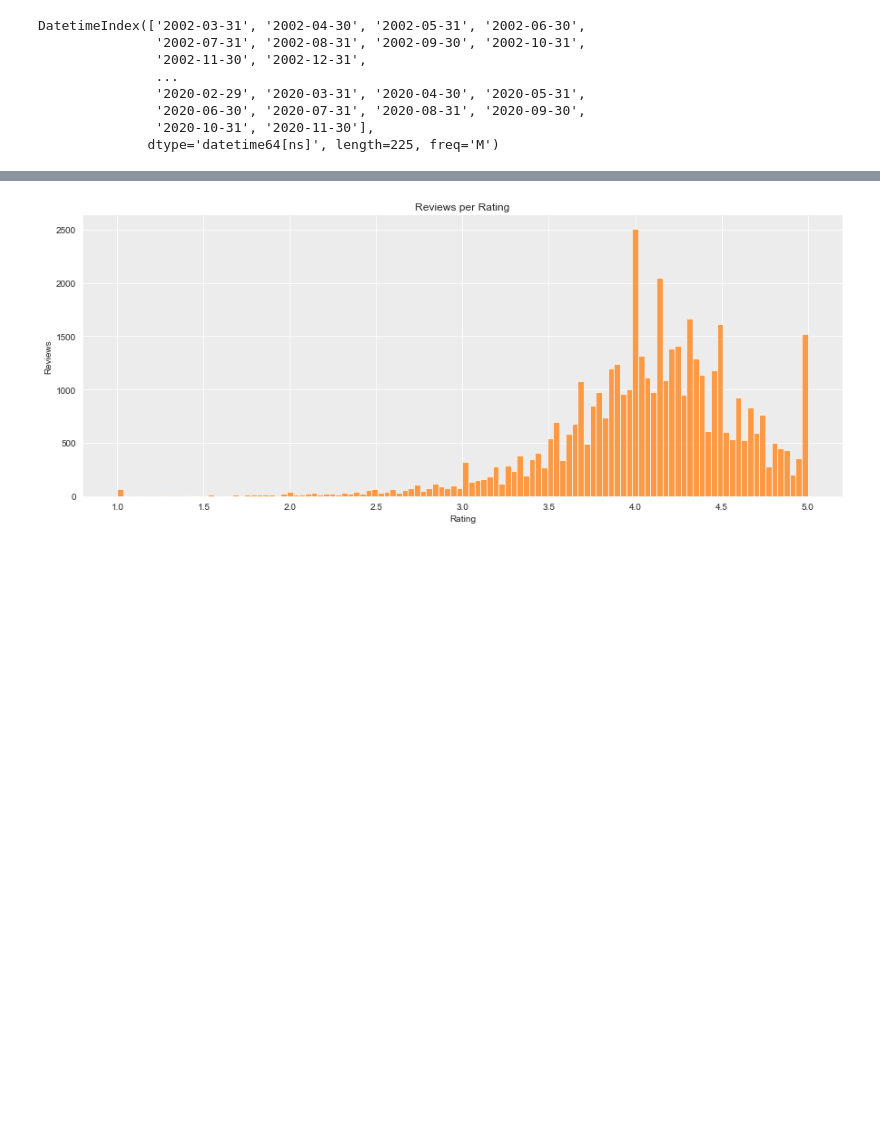
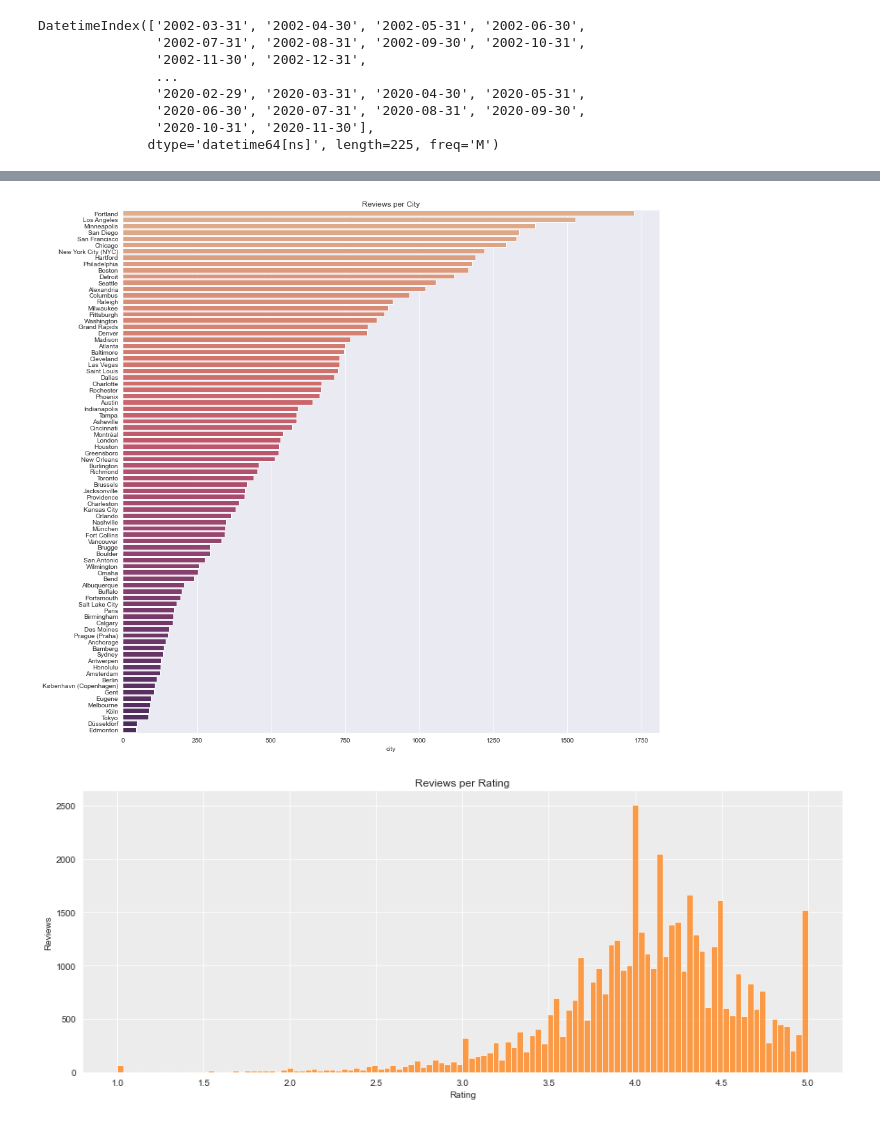
Before and after one commit to chrisjm/brewery-review-nlp, a Jupyter notebook: notebooks/02 - Exploratory Data Analysis.ipynb, the cells around one changed output, grey strips where cells are left out. Saved outputs shown, nothing was run; the diff lists cells and outputs as text; code cells hidden in the pictures; blank space fills up the shorter version.

Commit message:
feat: :memo: Add Reviews per City chart in EDA notebook

```diff
--- a/notebooks/02 - Exploratory Data Analysis.ipynb
+++ b/notebooks/02 - Exploratory Data Analysis.ipynb
@@ -115,3 +130,13 @@ DatetimeIndex(['2002-03-31', '2002-04-30', '2002-05-31', '2002-06-30',
+# %%
+sns.set_style("darkgrid")
+f, ax = plt.subplots(figsize=(15, 15))
+cities = df['city'].value_counts()
+sns.barplot(y=cities.index, x=cities, palette="flare")
+plt.title('Reviews per City')
+plt.savefig('../reports/figures/reviews-per-city.png')
+plt.show()
+# %% [output]
+[figure, added]
 # %%
 sns.set_style("darkgrid", {"axes.facecolor": ".925"})
 sns.displot(data=df, x='rating', color='tab:orange', aspect=2.5)
```
Also changed, not shown: parts of 1 cell of this notebook, 1 other file.
